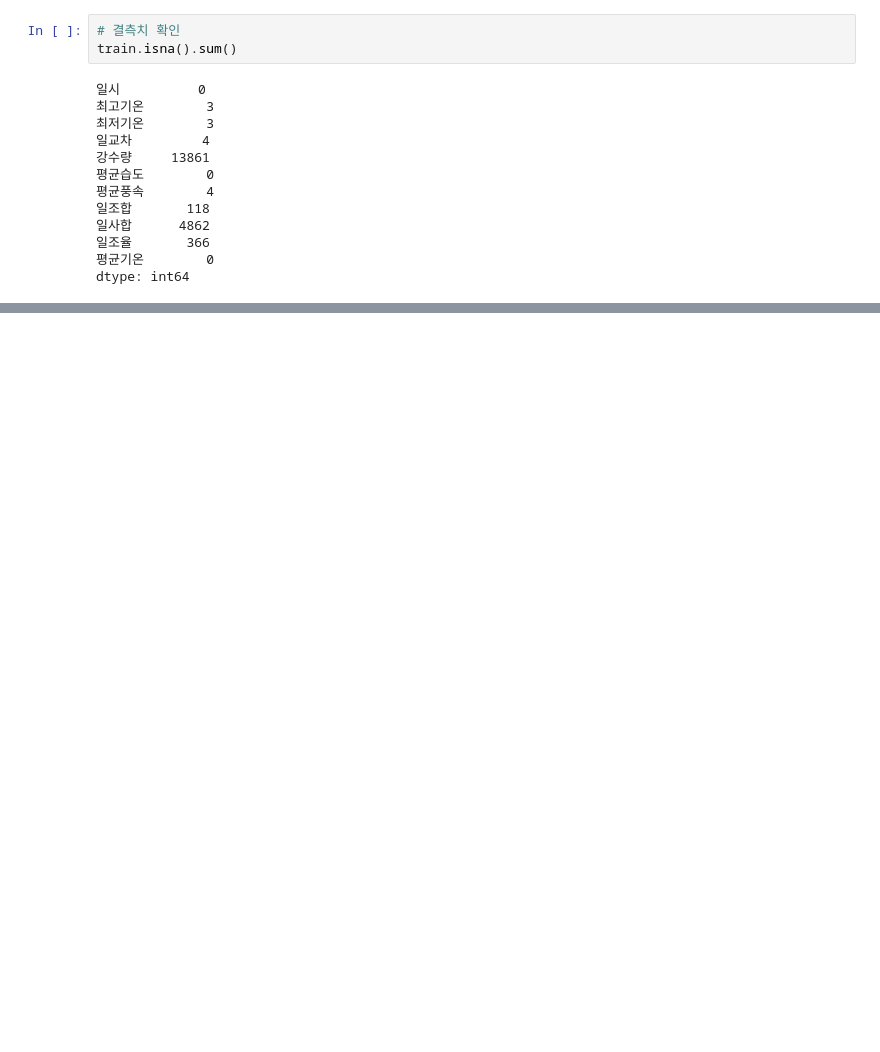
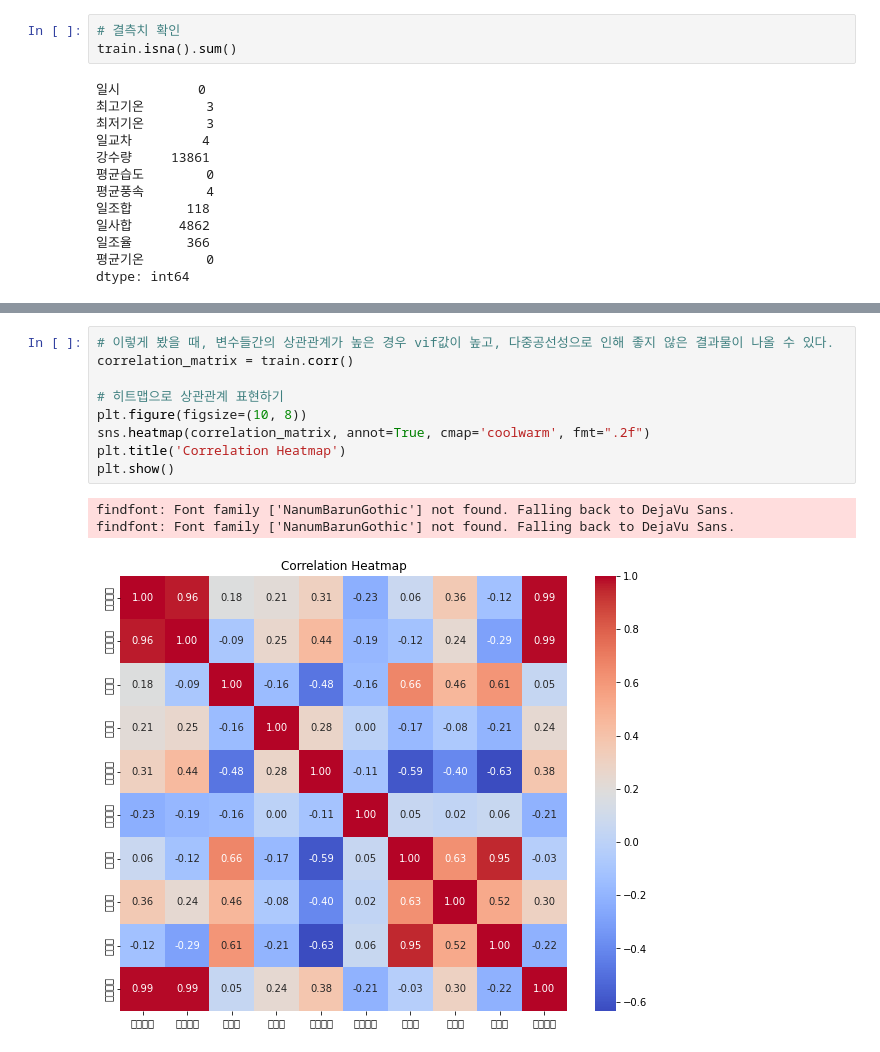
Before and after one commit to JHyuk2/TIL, a Jupyter notebook: Data Analyst/Dacon/서울시평균기온예측/baseline.ipynb, the cells around one changed output, grey strips where cells are left out. Cells and saved outputs as stored; diff of their text form; blank space fills up the shorter version.

```diff
--- a/Data Analyst/Dacon/서울시평균기온예측/baseline.ipynb
+++ b/Data Analyst/Dacon/서울시평균기온예측/baseline.ipynb
@@ -262,0 +267,13 @@ memory usage: 5.7+ KB
+# %%
+# 이렇게 봤을 때, 변수들간의 상관관계가 높은 경우 vif값이 높고, 다중공선성으로 인해 좋지 않은 결과물이 나올 수 있다.
+correlation_matrix = train.corr()
+
+# 히트맵으로 상관관계 표현하기
+plt.figure(figsize=(10, 8))
+sns.heatmap(correlation_matrix, annot=True, cmap='coolwarm', fmt=".2f")
+plt.title('Correlation Heatmap')
+plt.show()
+# %% [output]
+findfont: Font family ['NanumBarunGothic'] not found. Falling back to DejaVu Sans.
+findfont: Font family ['NanumBarunGothic'] not found. Falling back to DejaVu Sans.
+[figure, added]
```
Also changed, not shown: parts of 30 cells of this notebook.
